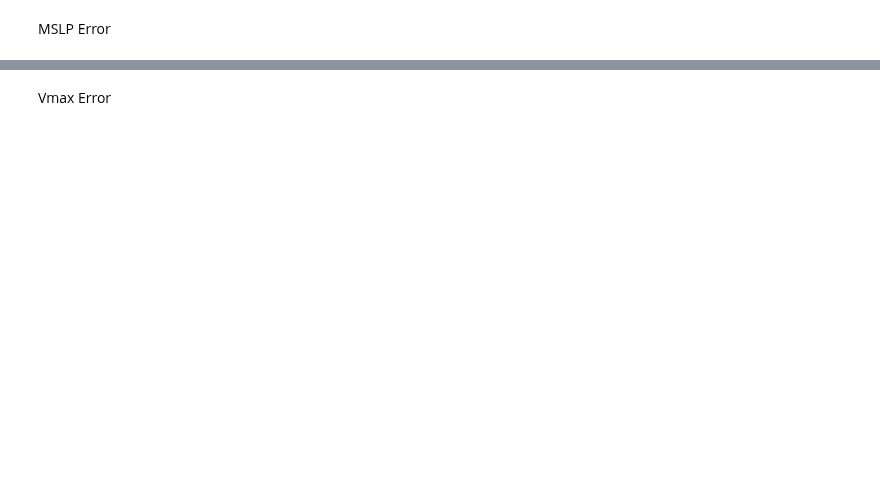
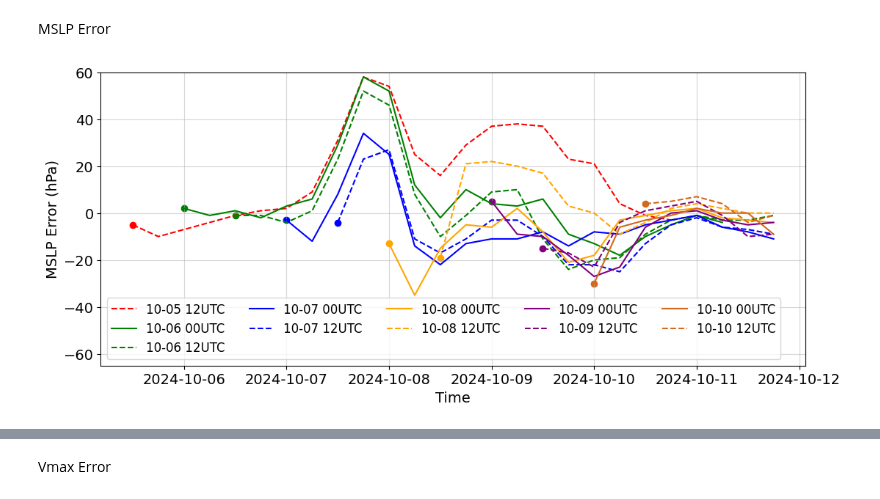
Before and after one commit to SeanBarnier/HAFS_Air-Sea, a Jupyter notebook: HAFSA_Atmosphere.ipynb, the cells around one changed output, grey strips where cells are left out. Saved outputs shown, nothing was run; the diff lists cells and outputs as text; code cells hidden in the pictures; blank space fills up the shorter version.

```diff
--- a/HAFSA_Atmosphere.ipynb
+++ b/HAFSA_Atmosphere.ipynb
@@ -171,22 +197,25 @@ MSLP Error
 # %%
 mslpFig = plt.figure(figsize=(12, 5))
 mslpAx = mslpFig.add_axes([0.1,0.1,0.8,0.8])
 
 for run in stormMSLP.keys():
 
   mslpErr = [stormMSLP[run][valid] - tc[tc.time==str(valid)].mslp.iloc[0] for valid in stormMSLP[run].keys() if valid.hour%6==0]
   plotTimes = [valid for valid in stormMSLP[run].keys() if valid.hour%6 == 0]
   runLabel = f"{run[4:6]}-{run[6:8]} {run[8:10]}UTC"
   mslpPlot = mslpAx.plot(plotTimes, mslpErr, color=cols[int(run[6:8])], linestyle=linestyles[int(run[8:10])], label=runLabel)
+  mslpAx.scatter(plotTimes[0], mslpErr[0], color=cols[int(run[6:8])])
 
-mslpAx.set_ylim(-60, 60)
+mslpAx.set_ylim(-65, 60)
 
 mslpAx.set_xlabel("Time")
 mslpAx.set_ylabel("MSLP Error (hPa)")
 mslpAx.grid(alpha=0.5)
-mslpAx.legend(title="Model Initialization", ncols=6)
+mslpAx.legend(ncols=5, fontsize=12)
 
 mslpFig.savefig(filepath + "/mslpError.png")
+# %% [output]
+[figure, added]
 # %%
 stormStartVmaxs = [list(stormVmax[key].values())[0] for key in stormVmax.keys()]
 
```
Also changed, not shown: parts of 15 cells of this notebook.
